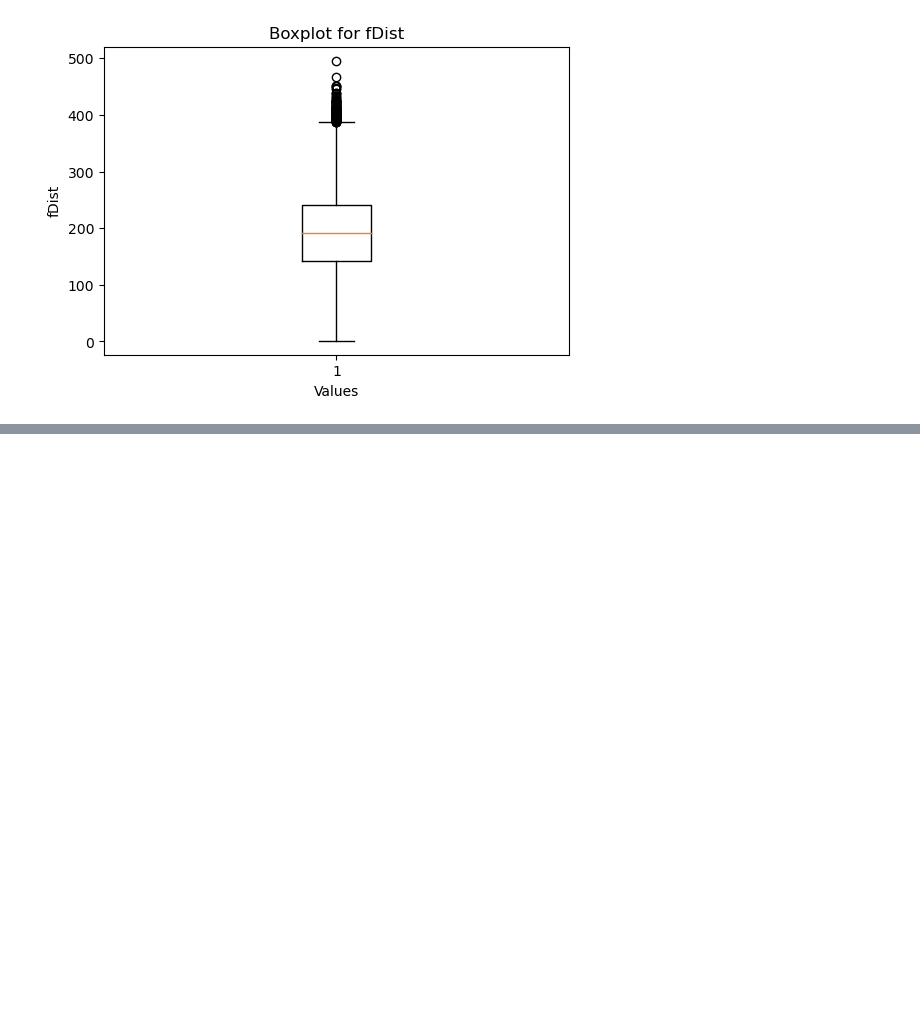
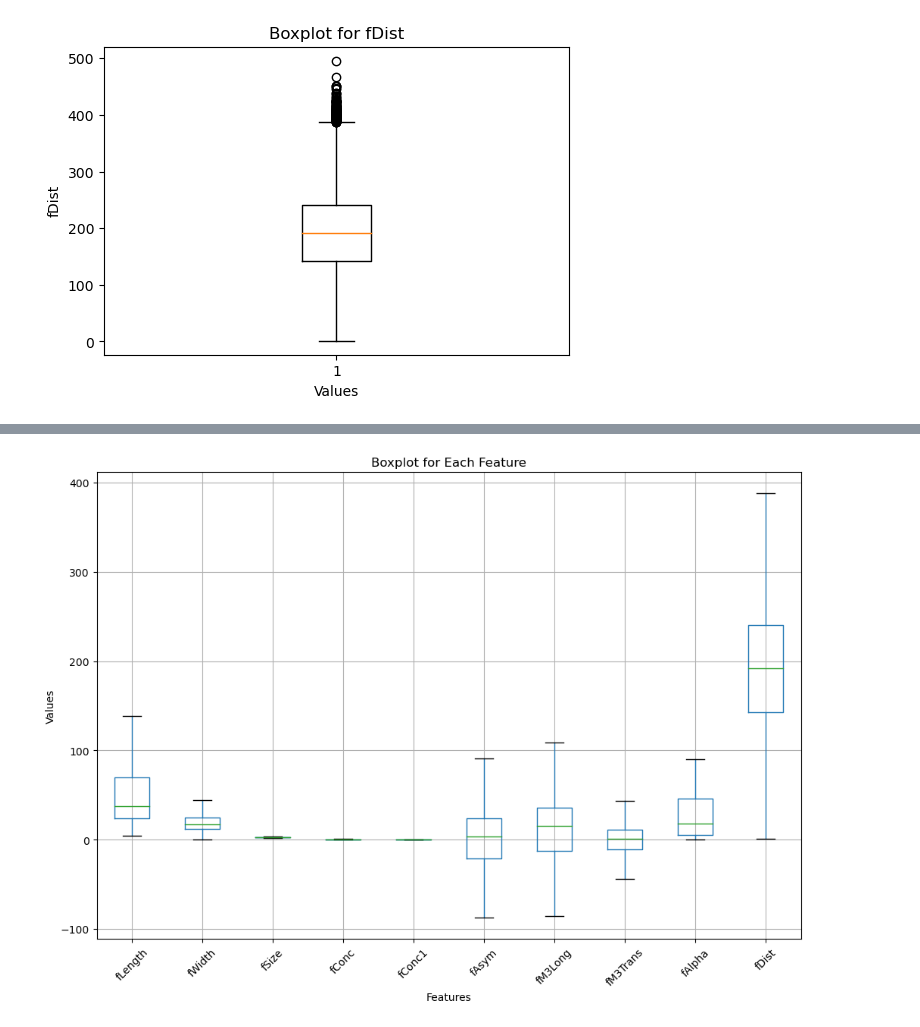
Before and after one commit to SohamAgarkar-ds/6301-Final--Project, a Jupyter notebook: 6302-Final.ipynb, the cells around one changed output, grey strips where cells are left out. Saved outputs shown, nothing was run; the diff lists cells and outputs as text; code cells hidden in the pictures; blank space fills up the shorter version.

Commit message:
Add outlier imputation logic

```diff
--- a/6302-Final.ipynb
+++ b/6302-Final.ipynb
@@ -92,3 +133,25 @@ for column in data.columns:
+# %%
+# outlier imputation
+predictors = data.drop("class", axis = 1)
+for column in predictors.columns:
+    q1 = np.percentile(predictors[column], 25)
+    q3 = np.percentile(predictors[column], 75)
+    iqr = q3 - q1
+    lower_limit = q1 - (1.5 * iqr)
+    upper_limit = q3 + (1.5 * iqr)
+    data.loc[data[column] <= lower_limit, column] = lower_limit
+    data.loc[data[column] >= upper_limit, column] = upper_limit
+# %%
+# Create boxplots for every feature after imputing outliers
+plt.figure(figsize=(12, 8), facecolor = "white")
+data.boxplot()
+plt.title('Boxplot for Each Feature')
+plt.xticks(rotation=45)  # Rotate x-axis labels for better readability
+plt.xlabel('Features')
+plt.ylabel('Values')
+plt.show()
+# %% [output]
+[figure, added]
 # %%
 from sklearn.model_selection import train_test_split
 from sklearn.linear_model import LogisticRegression
```
Also changed, not shown: parts of 6 cells of this notebook.
